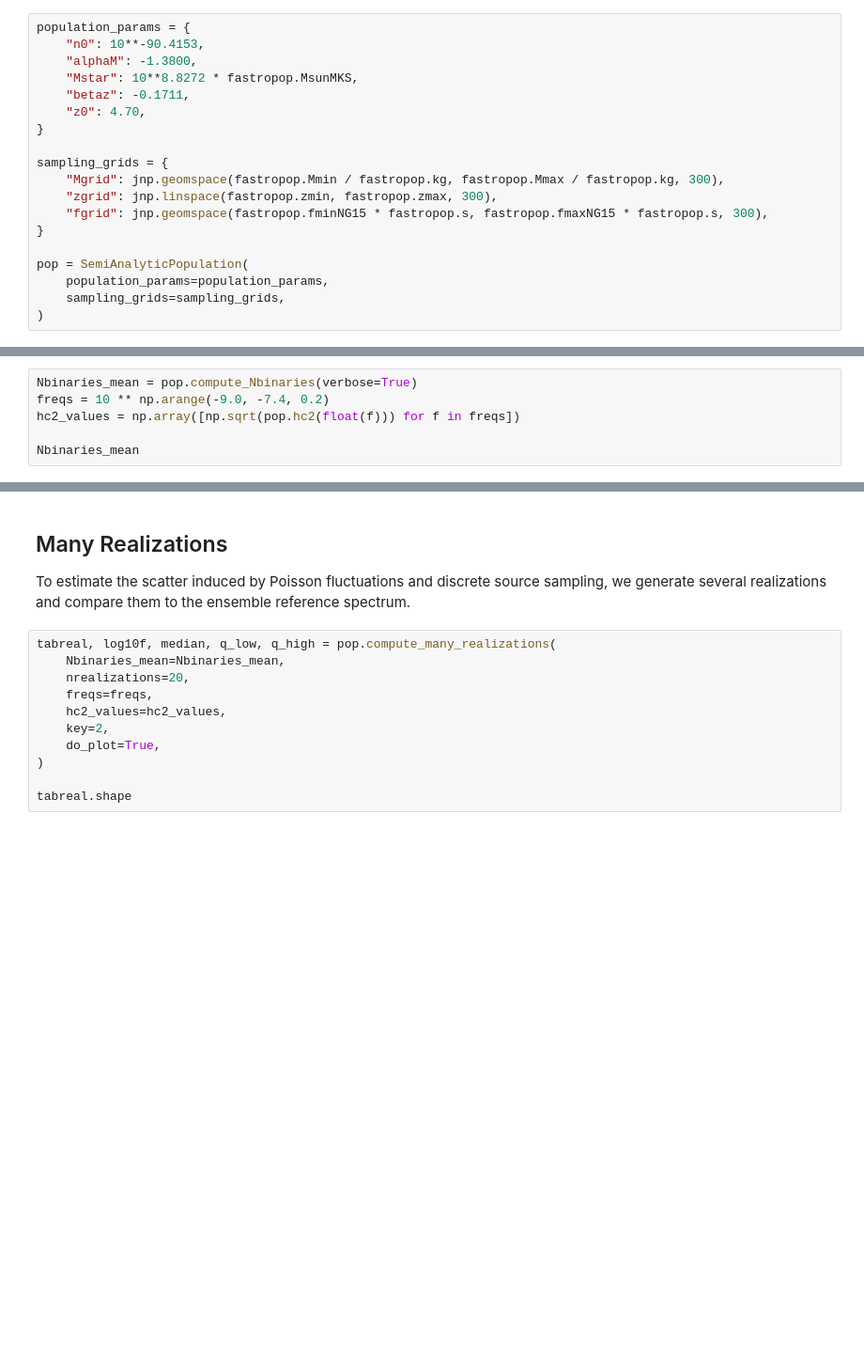
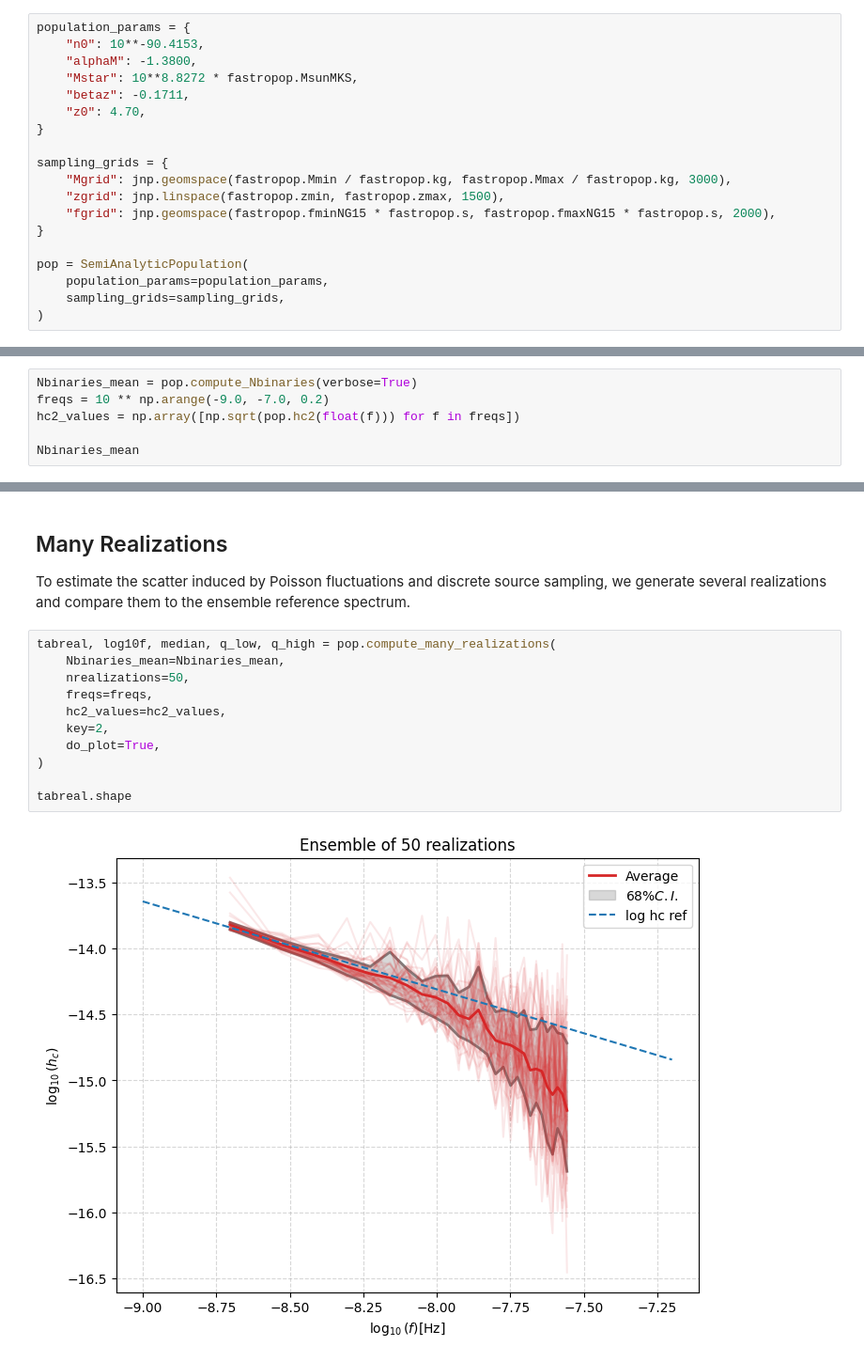
Before and after one commit to jonaselgammal/fastropop, a Jupyter notebook: examples/population-spectra.ipynb, the cells around one changed output, grey strips where cells are left out. Shown at 94% size. Drawn from its saved outputs; the diff is of its cells as text; blank space fills up the shorter version.

```diff
--- a/examples/population-spectra.ipynb
+++ b/examples/population-spectra.ipynb
@@ -23,9 +23,9 @@ population_params = {
 }
 
 sampling_grids = {
-    "Mgrid": jnp.geomspace(fastropop.Mmin / fastropop.kg, fastropop.Mmax / fastropop.kg, 300),
-    "zgrid": jnp.linspace(fastropop.zmin, fastropop.zmax, 300),
-    "fgrid": jnp.geomspace(fastropop.fminNG15 * fastropop.s, fastropop.fmaxNG15 * fastropop.s, 300),
+    "Mgrid": jnp.geomspace(fastropop.Mmin / fastropop.kg, fastropop.Mmax / fastropop.kg, 3000),
+    "zgrid": jnp.linspace(fastropop.zmin, fastropop.zmax, 1500),
+    "fgrid": jnp.geomspace(fastropop.fminNG15 * fastropop.s, fastropop.fmaxNG15 * fastropop.s, 2000),
 }
 
 pop = SemiAnalyticPopulation(
@@ -38,7 +41,7 @@ pop = SemiAnalyticPopulation(
 The quantity `Nbinaries_mean` is the ensemble-average number of binaries in the chosen mass, redshift, and frequency range. We also compute a smooth reference `h_c(f)` curve for comparison.
 # %%
 Nbinaries_mean = pop.compute_Nbinaries(verbose=True)
-freqs = 10 ** np.arange(-9.0, -7.4, 0.2)
+freqs = 10 ** np.arange(-9.0, -7.0, 0.2)
 hc2_values = np.array([np.sqrt(pop.hc2(float(f))) for f in freqs])
 
 Nbinaries_mean
@@ -59,11 +68,13 @@ To estimate the scatter induced by Poisson fluctuations and discrete source samp
 # %%
 tabreal, log10f, median, q_low, q_high = pop.compute_many_realizations(
     Nbinaries_mean=Nbinaries_mean,
-    nrealizations=20,
+    nrealizations=50,
     freqs=freqs,
     hc2_values=hc2_values,
     key=2,
     do_plot=True,
 )
 
 tabreal.shape
+# %% [output]
+[figure, added]
```
Also changed, not shown: parts of 4 cells of this notebook, 2 other files.
